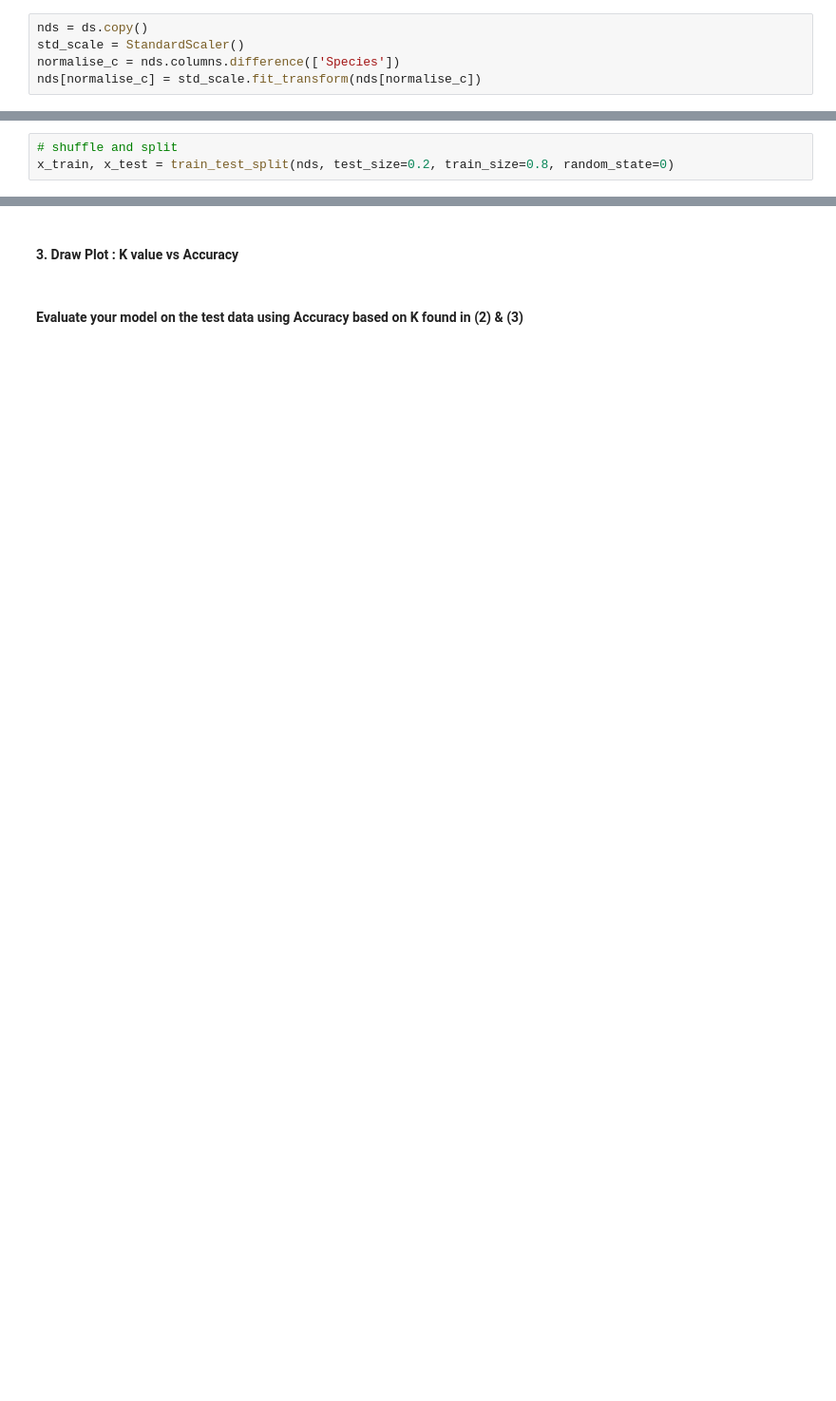
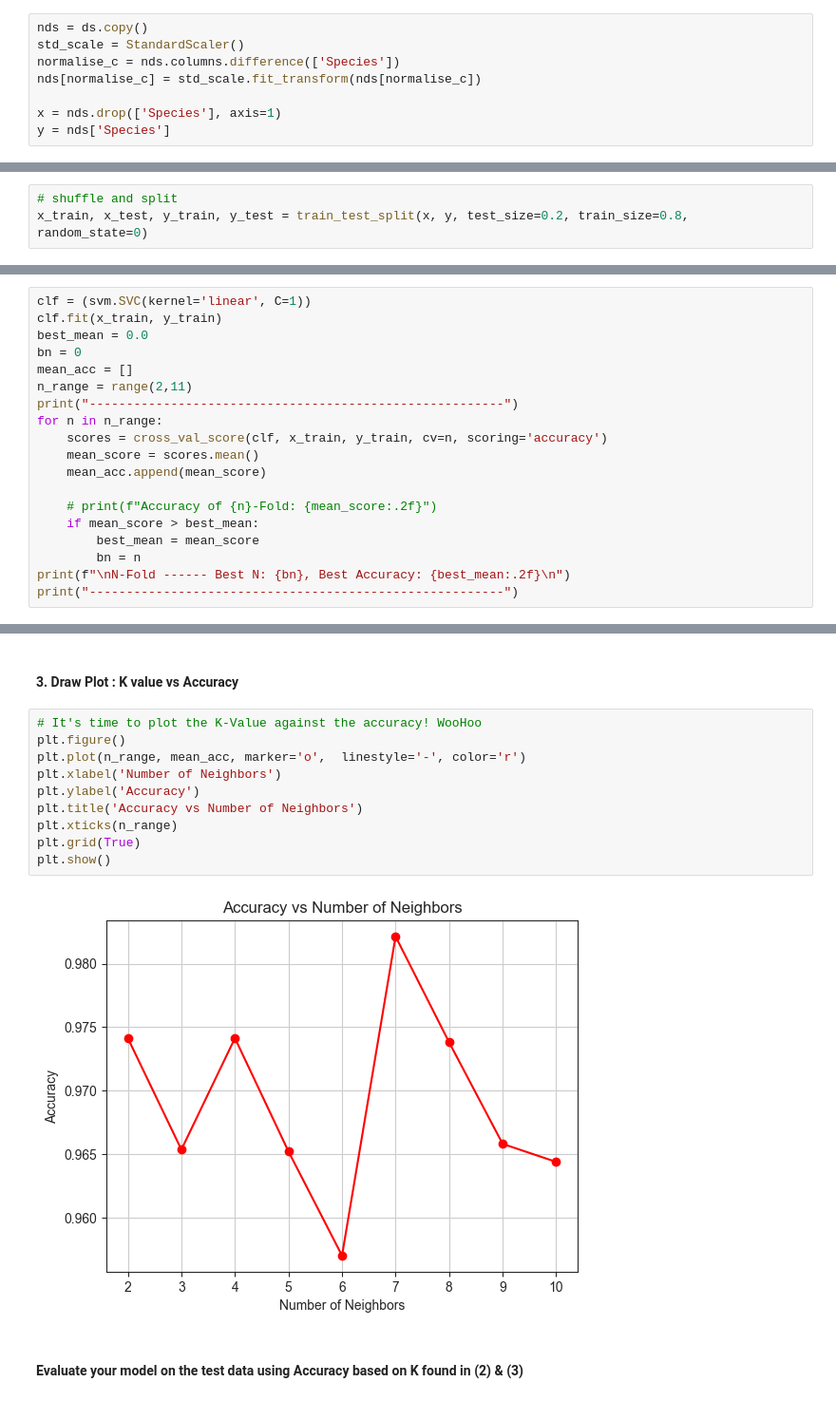
Before and after one commit to timothyjameslim/ML, a Jupyter notebook: Assignment 1/CS372 Assignment1_Answer.ipynb, the cells around one changed output, grey strips where cells are left out. Shown at 95% size. Saved outputs shown, nothing was run; the diff lists cells and outputs as text; blank space fills up the shorter version.

```diff
--- a/Assignment 1/CS372 Assignment1_Answer.ipynb
+++ b/Assignment 1/CS372 Assignment1_Answer.ipynb
@@ -132,10 +136,13 @@ nds = ds.copy()
 std_scale = StandardScaler()
 normalise_c = nds.columns.difference(['Species'])
 nds[normalise_c] = std_scale.fit_transform(nds[normalise_c])
+
+x = nds.drop(['Species'], axis=1)
+y = nds['Species']
 # %% [markdown]
 #### Split your data 80/20
 # %%
 # shuffle and split
-x_train, x_test = train_test_split(nds, test_size=0.2, train_size=0.8, random_state=0)
+x_train, x_test, y_train, y_test = train_test_split(x, y, test_size=0.2, train_size=0.8, random_state=0)
 # %% [markdown]
 #### Implement KNN using Euclidean metric and Manhattan distance
@@ -145,3 +160,22 @@ x_train, x_test = train_test_split(nds, test_size=0.2, train_size=0.8, random_st
 Analyze KNN with different metrics regarding accuracy, time, etc.
 # %% [markdown]
 #### **2.** Choose the Best Number of Neighbors (5-Fold Cross Validation)
+# %%
+clf = (svm.SVC(kernel='linear', C=1))
+clf.fit(x_train, y_train)
+best_mean = 0.0
+bn = 0
+mean_acc = []
+n_range = range(2,11)
+print("--------------------------------------------------------")
+for n in n_range:
+    scores = cross_val_score(clf, x_train, y_train, cv=n, scoring='accuracy')
+    mean_score = scores.mean()
+    mean_acc.append(mean_score)
+
+    # print(f"Accuracy of {n}-Fold: {mean_score:.2f}")
+    if mean_score > best_mean:
+        best_mean = mean_score
+        bn = n
+print(f"\nN-Fold ------ Best N: {bn}, Best Accuracy: {best_mean:.2f}\n")
+print("--------------------------------------------------------")
@@ -148,4 +188,16 @@ Analyze KNN with different metrics regarding accuracy, time, etc.
 # %% [markdown]
 #### **3.** Draw Plot : K value vs Accuracy
+# %%
+# It's time to plot the K-Value against the accuracy! WooHoo
+plt.figure()
+plt.plot(n_range, mean_acc, marker='o',  linestyle='-', color='r')
+plt.xlabel('Number of Neighbors')
+plt.ylabel('Accuracy')
+plt.title('Accuracy vs Number of Neighbors')
+plt.xticks(n_range)
+plt.grid(True)
+plt.show()
+# %% [output]
+[figure, added]
 # %% [markdown]
 #### Evaluate your model on the test data using Accuracy based on K found in (2) & (3)
```
Also changed, not shown: parts of 8 cells of this notebook, 4 other files.
